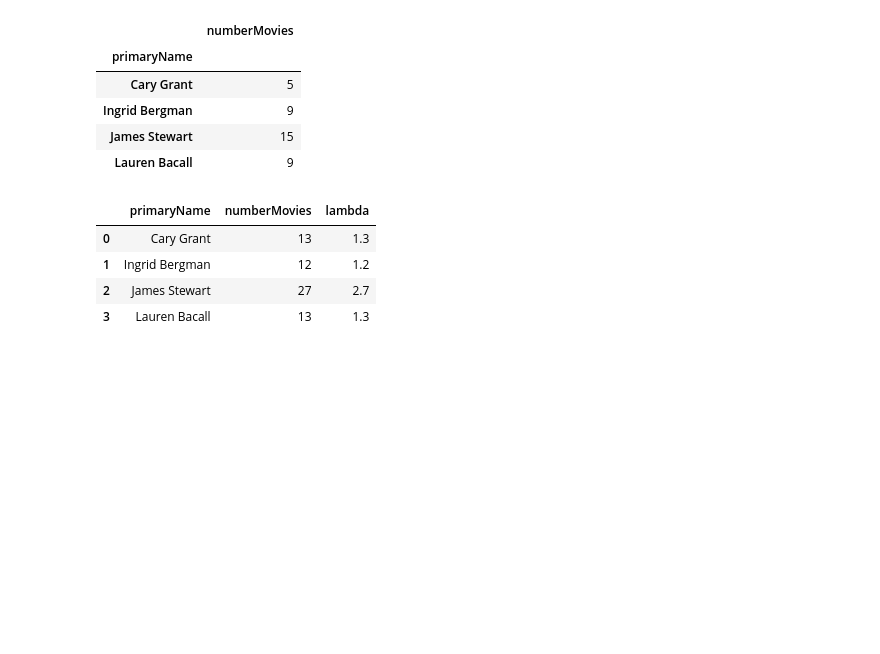
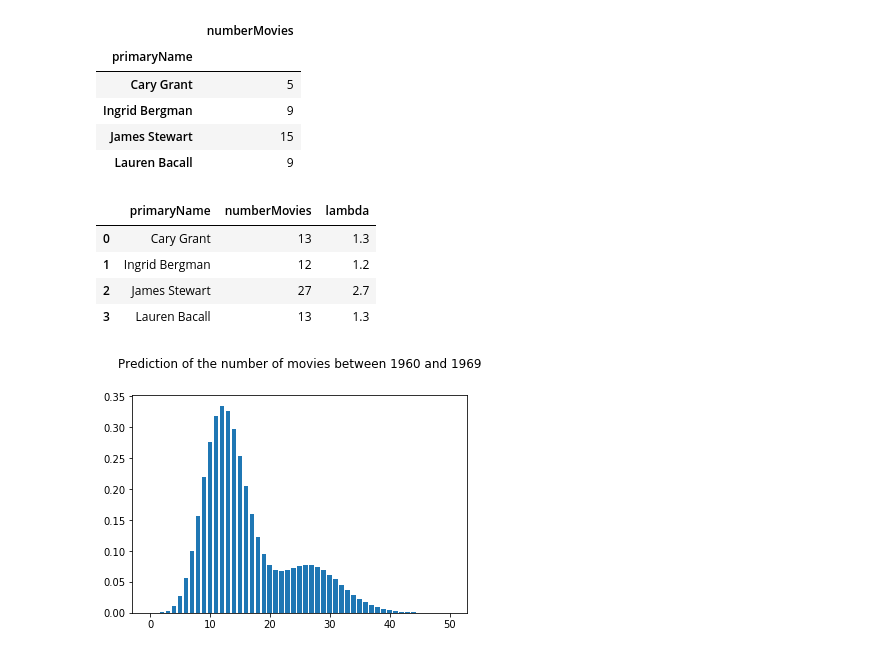
Before and after one commit to MaximeKan/Statistical-Modeling, a Jupyter notebook: Actors_movie_counts.ipynb, the cells around one changed output. Cells and saved outputs as stored; diff of their text form; code cells hidden in the pictures; blank space fills up the shorter version.

Commit message:
Started the prediction section

```diff
--- a/Actors_movie_counts.ipynb
+++ b/Actors_movie_counts.ipynb
@@ -278,5 +285,16 @@ lambda_actors
 | 1 | Ingrid Bergman | 12 | 1.2 |
 | 2 | James Stewart | 27 | 2.7 |
 | 3 | Lauren Bacall | 13 | 1.3 |
-# %%
-def compute_prediction()
+# %%
+def compute_prediction(n,t):
+  return lambda_actors["lambda"].apply(lambda x: np.exp(-x*t)*(x*t)**n/np.math.factorial(n)).sum()
+# %%
+def compute_predictions(t):
+  x_list = np.linspace(0,50,51)
+  prediction_list = np.array([compute_prediction(n,t) for n in x_list])
+  plt.bar(x_list, prediction_list)
+  plt.title("Prediction of the number of movies between 1960 and 1969", y = 1.1)
+# %%
+compute_predictions(10)
+# %% [output]
+[figure, added]
```
Also changed, not shown: parts of 2 cells of this notebook.
